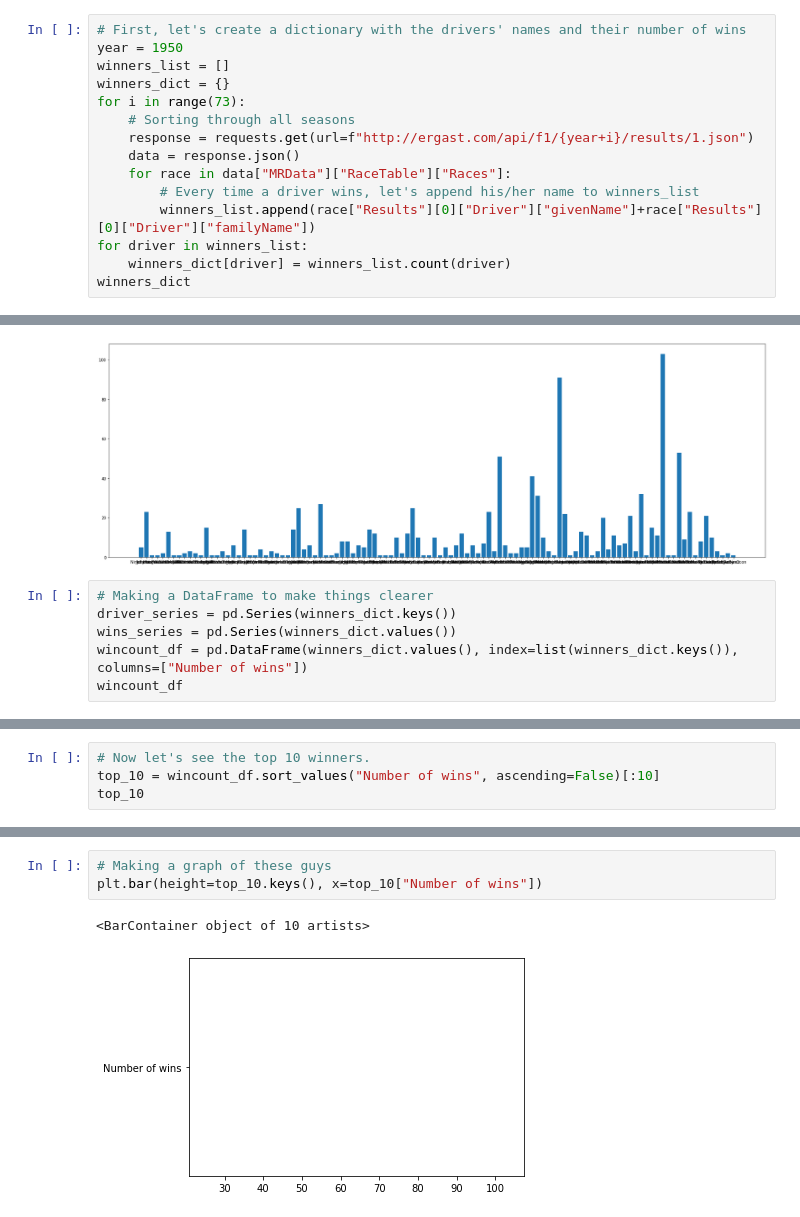
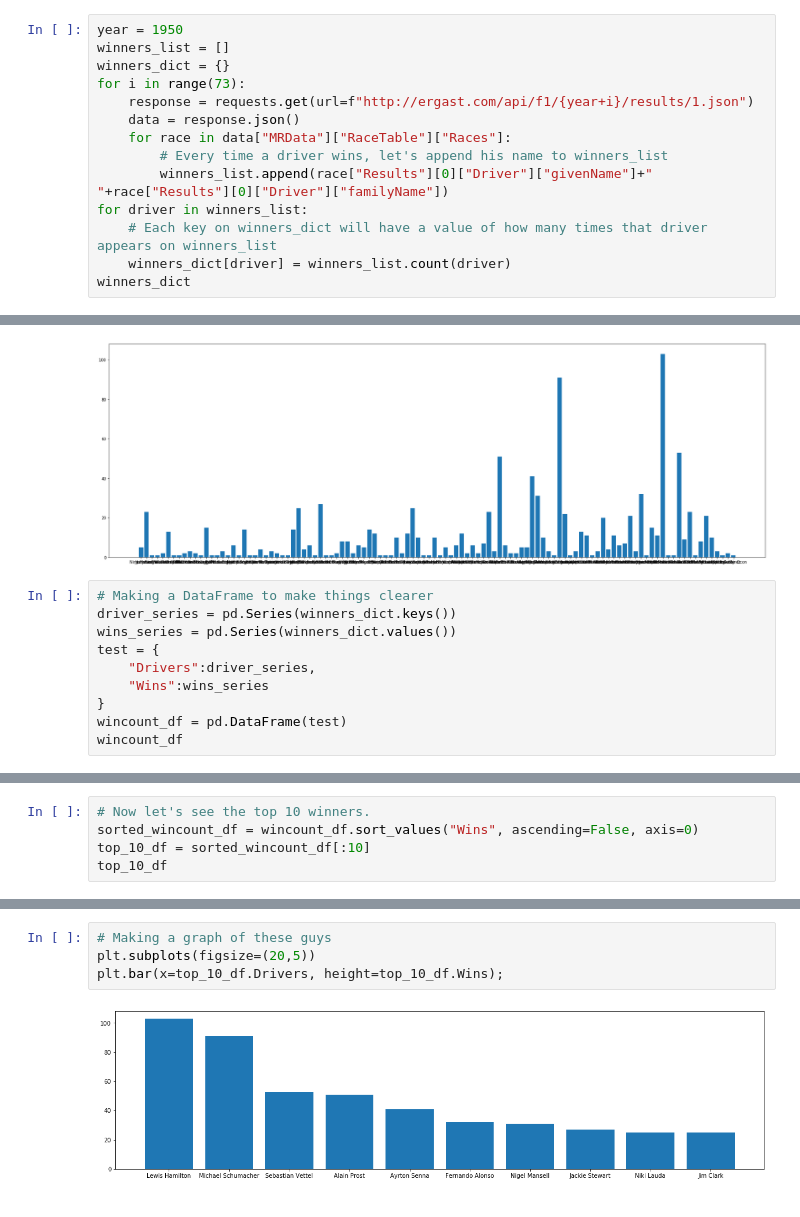
Before and after one commit to leoDomingos/study-on-formula-1-champions, a Jupyter notebook: f1-drivers-study.ipynb, the cells around one changed output, grey strips where cells are left out. Drawn from its saved outputs; the diff is of its cells as text.

```diff
--- a/f1-drivers-study.ipynb
+++ b/f1-drivers-study.ipynb
@@ -56,18 +50,17 @@ So we see that Felipe Massa won one more race than Lewis Hamilton, but still los
 
 Now, let's try to do the same, but for every season in Formula 1.
 # %%
-# First, let's create a dictionary with the drivers' names and their number of wins
 year = 1950
 winners_list = []
 winners_dict = {}
 for i in range(73):
-    # Sorting through all seasons
     response = requests.get(url=f"http://ergast.com/api/f1/{year+i}/results/1.json")
     data = response.json()
     for race in data["MRData"]["RaceTable"]["Races"]:
-        # Every time a driver wins, let's append his/her name to winners_list
-        winners_list.append(race["Results"][0]["Driver"]["givenName"]+race["Results"][0]["Driver"]["familyName"])
+        # Every time a driver wins, let's append his name to winners_list
+        winners_list.append(race["Results"][0]["Driver"]["givenName"]+" "+race["Results"][0]["Driver"]["familyName"])
 for driver in winners_list:
+    # Each key on winners_dict will have a value of how many times that driver appears on winners_list
     winners_dict[driver] = winners_list.count(driver)
 winners_dict
 # %% [output]
@@ -97,6 +90,10 @@ plt.bar(x=winners_dict.keys(), height=winners_dict.values(), align="center");
 # Making a DataFrame to make things clearer
 driver_series = pd.Series(winners_dict.keys())
 wins_series = pd.Series(winners_dict.values())
-wincount_df = pd.DataFrame(winners_dict.values(), index=list(winners_dict.keys()), columns=["Number of wins"])
+test = {
+    "Drivers":driver_series,
+    "Wins":wins_series
+}
+wincount_df = pd.DataFrame(test)
 wincount_df
 # %% [output]
@@ -115,6 +112,7 @@ wincount_df
 110 rows × 2 columns
 # %%
 # Now let's see the top 10 winners.
-top_10 = wincount_df.sort_values("Number of wins", ascending=False)[:10]
-top_10
+sorted_wincount_df = wincount_df.sort_values("Wins", ascending=False, axis=0)
+top_10_df = sorted_wincount_df[:10]
+top_10_df
 # %% [output]
@@ -132,6 +130,6 @@ top_10
 # %%
 # Making a graph of these guys
-plt.bar(height=top_10.keys(), x=top_10["Number of wins"])
+plt.subplots(figsize=(20,5))
+plt.bar(x=top_10_df.Drivers, height=top_10_df.Wins);
 # %% [output]
-<BarContainer object of 10 artists>
-[figure, old version]
+[figure, new version]
```
Also changed, not shown: parts of 9 cells of this notebook.
